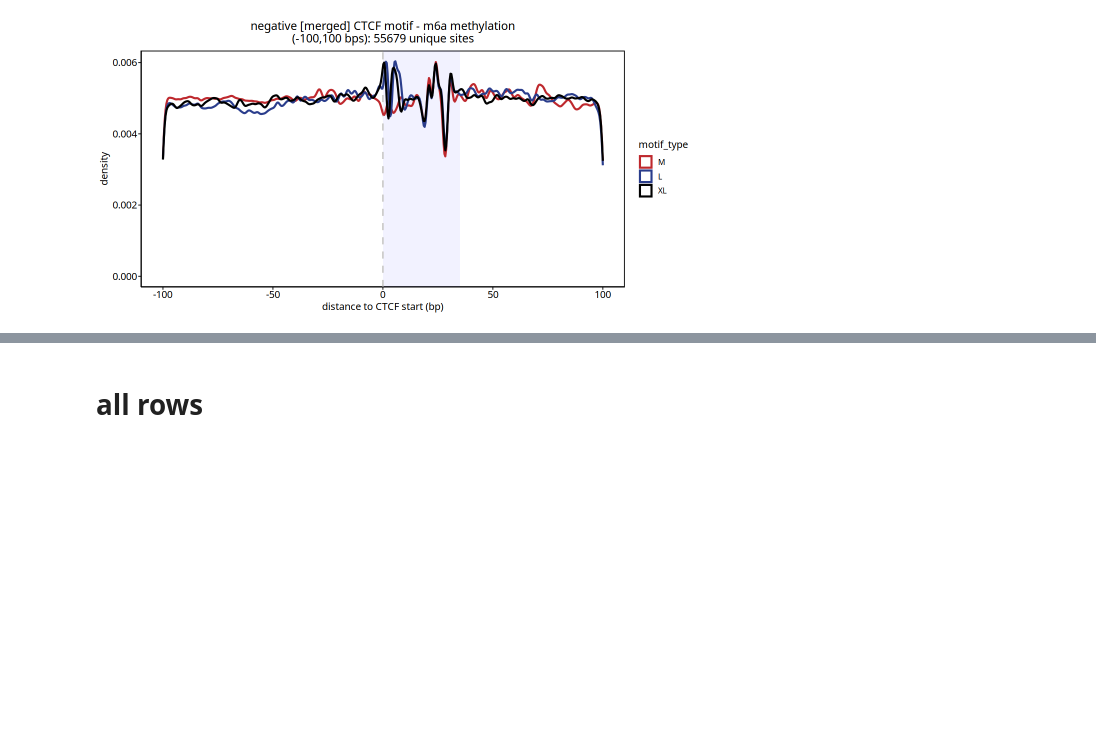
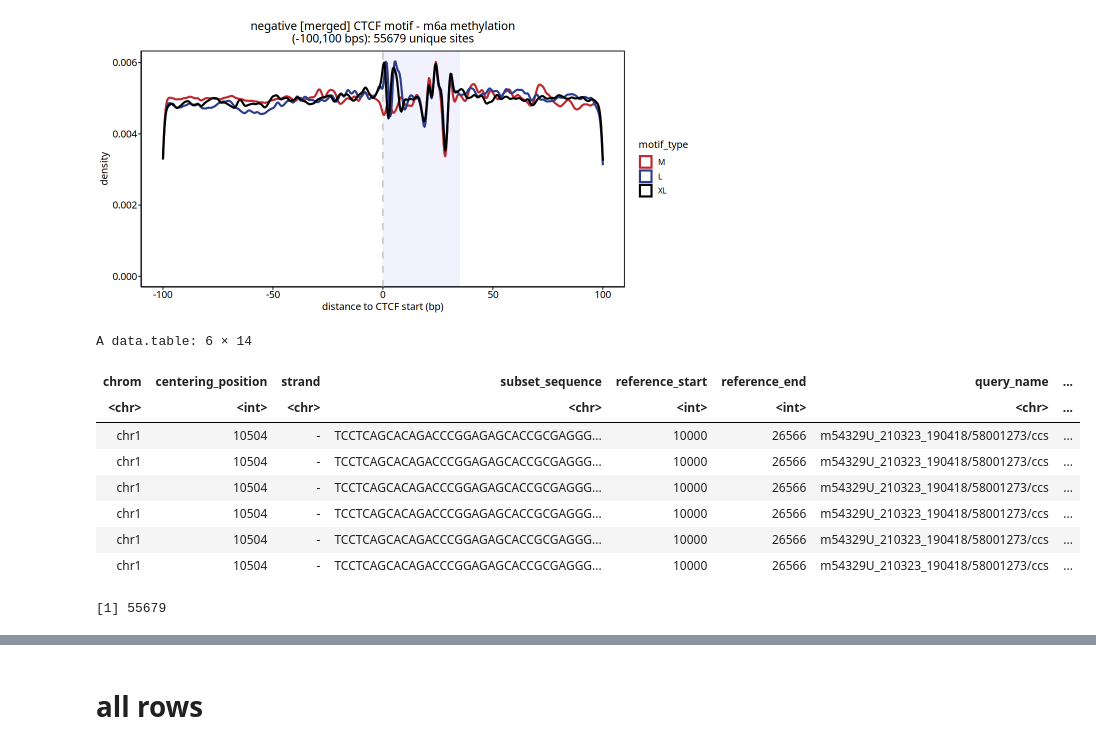
Before and after one commit to monikaperez/ctcf-footprinting, a Jupyter notebook: r_scripts/density_plots.ipynb, the cells around one changed output, grey strips where cells are left out. Cells and saved outputs as stored; diff of their text form; code cells hidden in the pictures; blank space fills up the shorter version.

```diff
--- a/r_scripts/density_plots.ipynb
+++ b/r_scripts/density_plots.ipynb
@@ -410,2 +414,22 @@ data_type = "negative"
+# %%
+# running with small data
+data_type = "negative"
+data_size = "small"
 # %% [markdown]
 ### CTCF M
+# %%
+tic()
+
+# set args
+motif_type <- "M"
+ctcf_dist <- c(-100,100)
+n_rows <- Inf
+
+# load set data file
+data_file_name <- sprintf("CTCF_%s_m6a_fiberseq_%s_100bp_%s.txt", data_type, motif_type, data_size)
+data_file <- sprintf("%s/%s", data_folder, data_file_name)
+
+# read table
+df_all <- fread(data_file, nrows=n_rows)
+
+toc()
@@ -727,3 +738,19 @@ if (save_pdf == TRUE) {
 # %% [output]
 12.102 sec elapsed
 [figure]
+# %%
+head(df_m)
+# %% [output]
+A data.table: 6 × 14
+| chrom | centering_position | strand | subset_sequence | reference_start | reference_end | query_name | ... |
+| <chr> | <int> | <chr> | <chr> | <int> | <int> | <chr> | ... |
+| chr1 | 10504 | - | TCCTCAGCACAGACCCGGAGAGCACCGCGAGGG... | 10000 | 26566 | m54329U_210323_190418/58001273/ccs | ... |
+| chr1 | 10504 | - | TCCTCAGCACAGACCCGGAGAGCACCGCGAGGG... | 10000 | 26566 | m54329U_210323_190418/58001273/ccs | ... |
+| chr1 | 10504 | - | TCCTCAGCACAGACCCGGAGAGCACCGCGAGGG... | 10000 | 26566 | m54329U_210323_190418/58001273/ccs | ... |
+| chr1 | 10504 | - | TCCTCAGCACAGACCCGGAGAGCACCGCGAGGG... | 10000 | 26566 | m54329U_210323_190418/58001273/ccs | ... |
+| chr1 | 10504 | - | TCCTCAGCACAGACCCGGAGAGCACCGCGAGGG... | 10000 | 26566 | m54329U_210323_190418/58001273/ccs | ... |
+| chr1 | 10504 | - | TCCTCAGCACAGACCCGGAGAGCACCGCGAGGG... | 10000 | 26566 | m54329U_210323_190418/58001273/ccs | ... |
+# %%
+length(unique(df_m$query_name))
+# %% [output]
+[1] 55679
```
Also changed, not shown: parts of 12 cells of this notebook, 1 other file.
